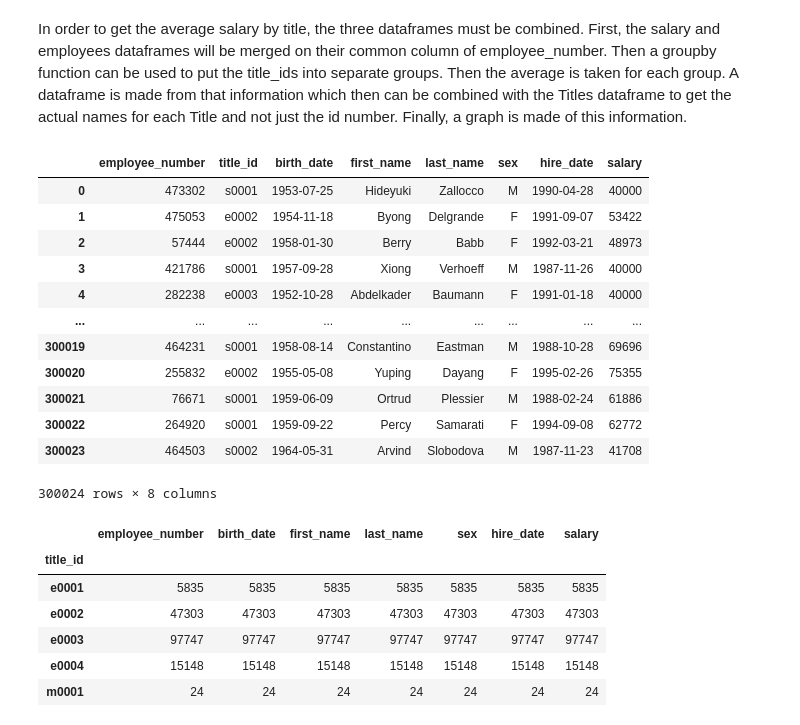
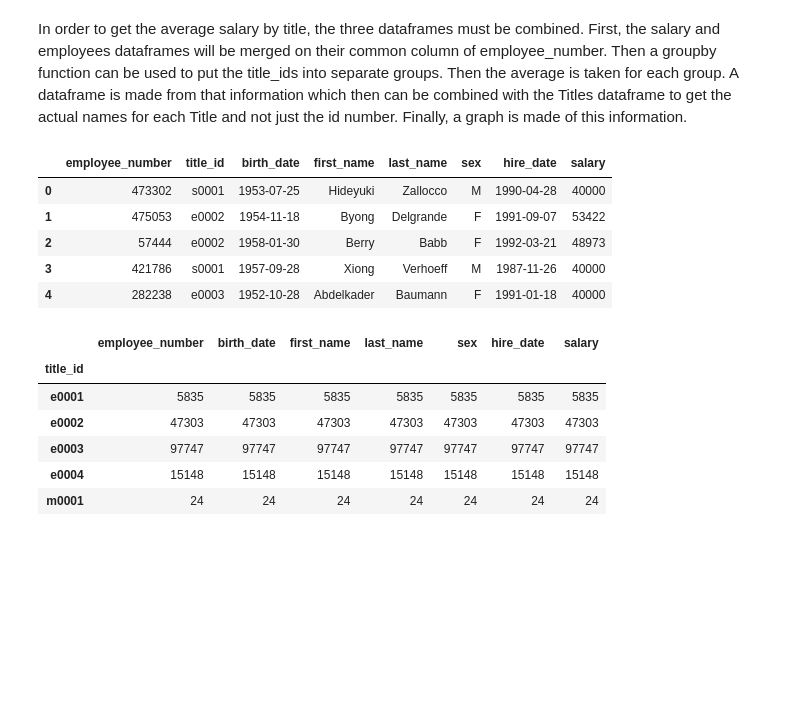
Before and after one commit to AliciaAPerez/Data_Engineering_and_Analysis_of_Employee_Data_with_SQL, a Jupyter notebook: Employee_Analysis/Employee_Analysis.ipynb, the cells around one changed output. Cells and saved outputs as stored; diff of their text form; code cells hidden in the pictures; blank space fills up the shorter version.

```diff
--- a/Employee_Analysis/Employee_Analysis.ipynb
+++ b/Employee_Analysis/Employee_Analysis.ipynb
@@ -168,21 +168,14 @@ In order to get the average salary by title, the three dataframes must be combin
 # %%
 #merge employees and salary by employee_number
 emp_sal_df = pd.merge(Employees, Salary, on="employee_number")
-emp_sal_df
+emp_sal_df.head()
 # %% [output]
 |  | employee_number | title_id | birth_date | first_name | last_name | sex | hire_date | salary |
 | 0 | 473302 | s0001 | 1953-07-25 | Hideyuki | Zallocco | M | 1990-04-28 | 40000 |
 | 1 | 475053 | e0002 | 1954-11-18 | Byong | Delgrande | F | 1991-09-07 | 53422 |
 | 2 | 57444 | e0002 | 1958-01-30 | Berry | Babb | F | 1992-03-21 | 48973 |
 | 3 | 421786 | s0001 | 1957-09-28 | Xiong | Verhoeff | M | 1987-11-26 | 40000 |
 | 4 | 282238 | e0003 | 1952-10-28 | Abdelkader | Baumann | F | 1991-01-18 | 40000 |
-| ... | ... | ... | ... | ... | ... | ... | ... | ... |
-| 300019 | 464231 | s0001 | 1958-08-14 | Constantino | Eastman | M | 1988-10-28 | 69696 |
-| 300020 | 255832 | e0002 | 1955-05-08 | Yuping | Dayang | F | 1995-02-26 | 75355 |
-| 300021 | 76671 | s0001 | 1959-06-09 | Ortrud | Plessier | M | 1988-02-24 | 61886 |
-| 300022 | 264920 | s0001 | 1959-09-22 | Percy | Samarati | F | 1994-09-08 | 62772 |
-| 300023 | 464503 | s0002 | 1964-05-31 | Arvind | Slobodova | M | 1987-11-23 | 41708 |
-300024 rows × 8 columns
 # %%
 #group by title_id
 grouped_sal = emp_sal_df.groupby(['title_id'])
```
Also changed, not shown: parts of 2 cells of this notebook, 1 other file.
